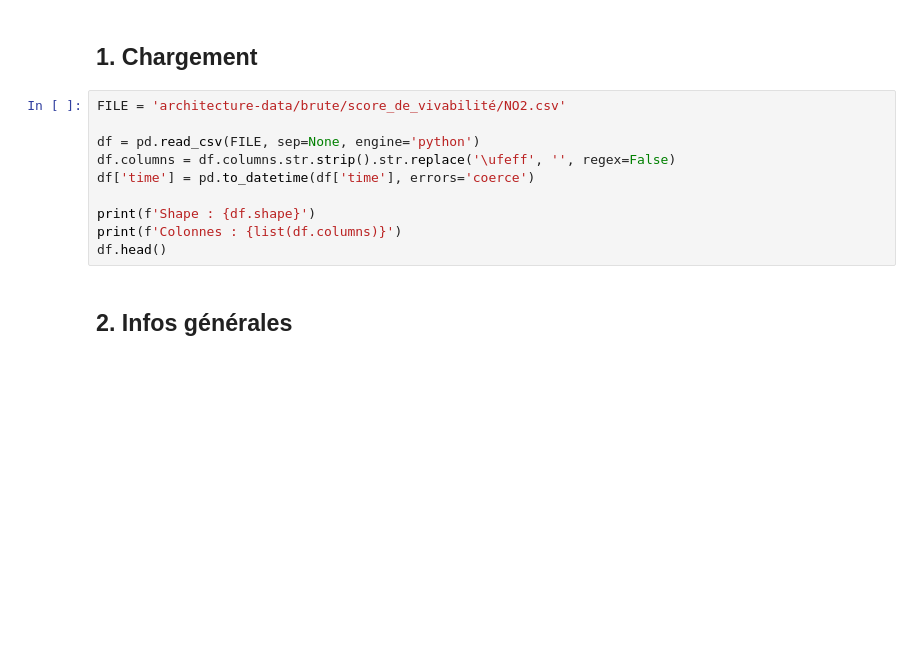
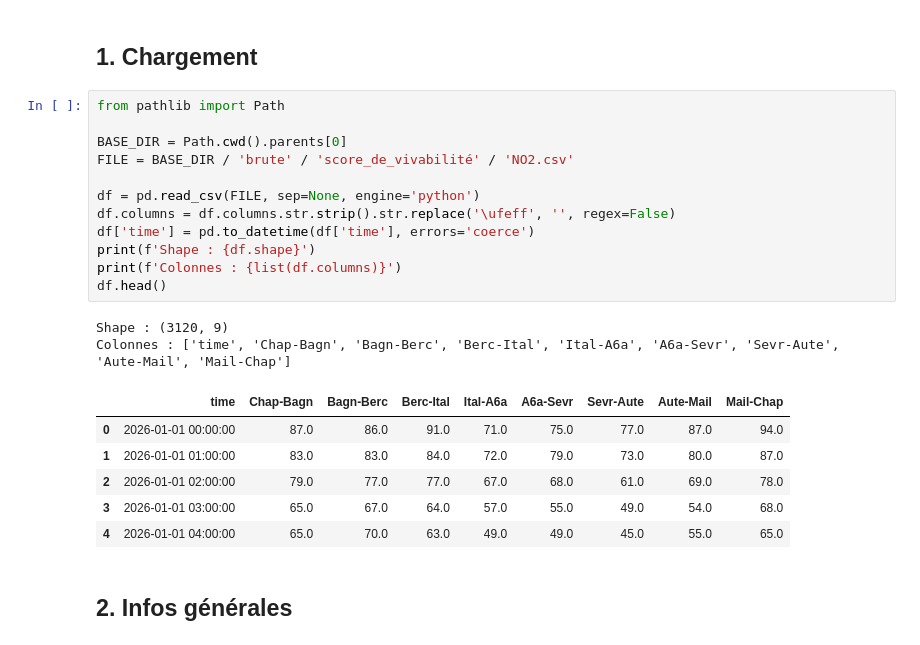
Before and after one commit to ErvinGoby23/architecture-data, a Jupyter notebook: architecture-data/eda/eda_NO2.ipynb, the cells around one changed output. Drawn from its saved outputs; the diff is of its cells as text; blank space fills up the shorter version.

```diff
--- a/architecture-data/eda/eda_NO2.ipynb
+++ b/architecture-data/eda/eda_NO2.ipynb
@@ -13,15 +13,26 @@ plt.rcParams['figure.dpi'] = 130
 # %% [markdown]
 ## 1. Chargement
 # %%
-FILE = 'architecture-data/brute/score_de_vivabilité/NO2.csv'
+from pathlib import Path
+
+BASE_DIR = Path.cwd().parents[0]
+FILE = BASE_DIR / 'brute' / 'score_de_vivabilité' / 'NO2.csv'
 
 df = pd.read_csv(FILE, sep=None, engine='python')
 df.columns = df.columns.str.strip().str.replace('\ufeff', '', regex=False)
 df['time'] = pd.to_datetime(df['time'], errors='coerce')
-
 print(f'Shape : {df.shape}')
 print(f'Colonnes : {list(df.columns)}')
 df.head()
+# %% [output]
+Shape : (3120, 9)
+Colonnes : ['time', 'Chap-Bagn', 'Bagn-Berc', 'Berc-Ital', 'Ital-A6a', 'A6a-Sevr', 'Sevr-Aute', 'Aute-Mail', 'Mail-Chap']
+|  | time | Chap-Bagn | Bagn-Berc | Berc-Ital | Ital-A6a | A6a-Sevr | Sevr-Aute | Aute-Mail | Mail-Chap |
+| 0 | 2026-01-01 00:00:00 | 87.0 | 86.0 | 91.0 | 71.0 | 75.0 | 77.0 | 87.0 | 94.0 |
+| 1 | 2026-01-01 01:00:00 | 83.0 | 83.0 | 84.0 | 72.0 | 79.0 | 73.0 | 80.0 | 87.0 |
+| 2 | 2026-01-01 02:00:00 | 79.0 | 77.0 | 77.0 | 67.0 | 68.0 | 61.0 | 69.0 | 78.0 |
+| 3 | 2026-01-01 03:00:00 | 65.0 | 67.0 | 64.0 | 57.0 | 55.0 | 49.0 | 54.0 | 68.0 |
+| 4 | 2026-01-01 04:00:00 | 65.0 | 70.0 | 63.0 | 49.0 | 49.0 | 45.0 | 55.0 | 65.0 |
 # %% [markdown]
 ## 2. Infos générales
 # %%
```
Also changed, not shown: parts of 10 cells of this notebook, 4 other files.
